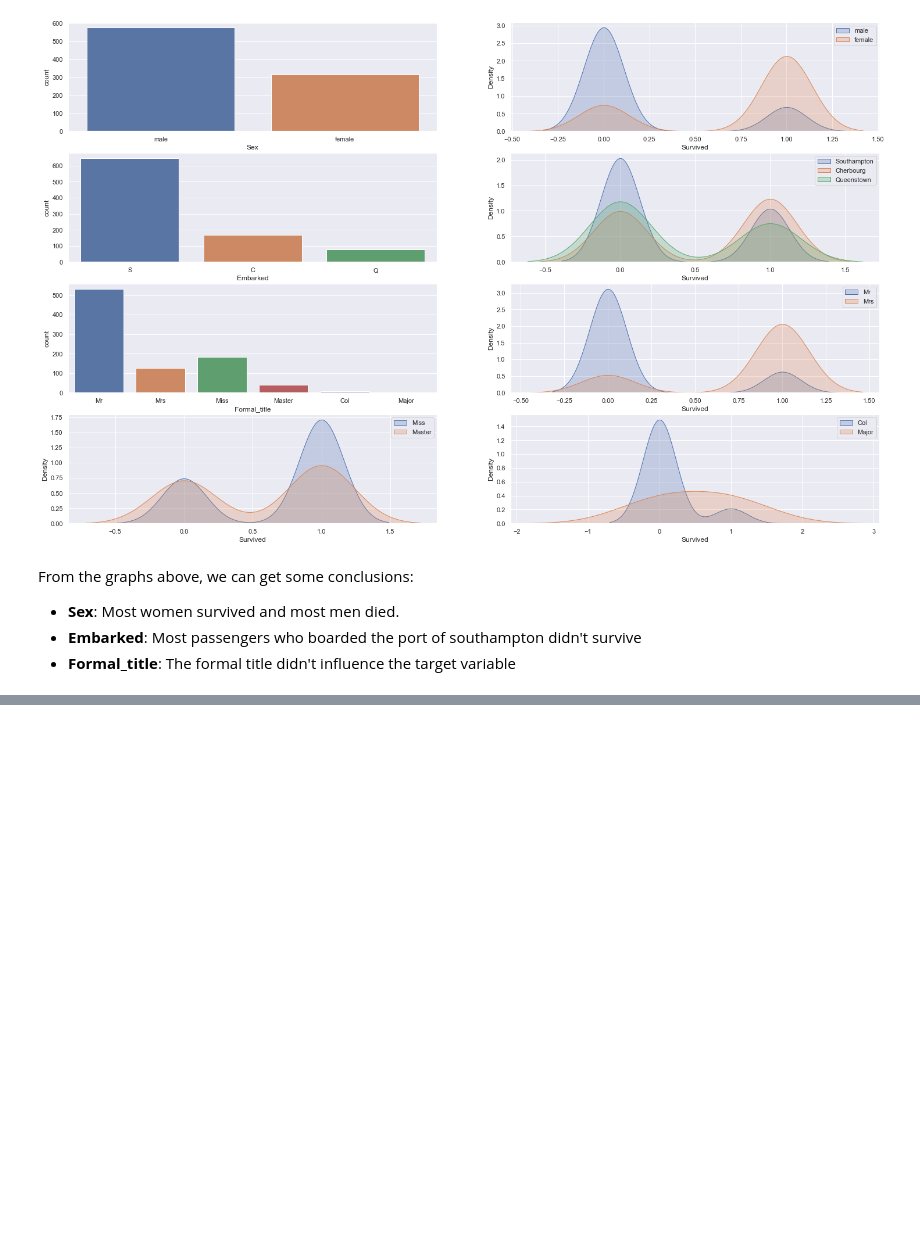
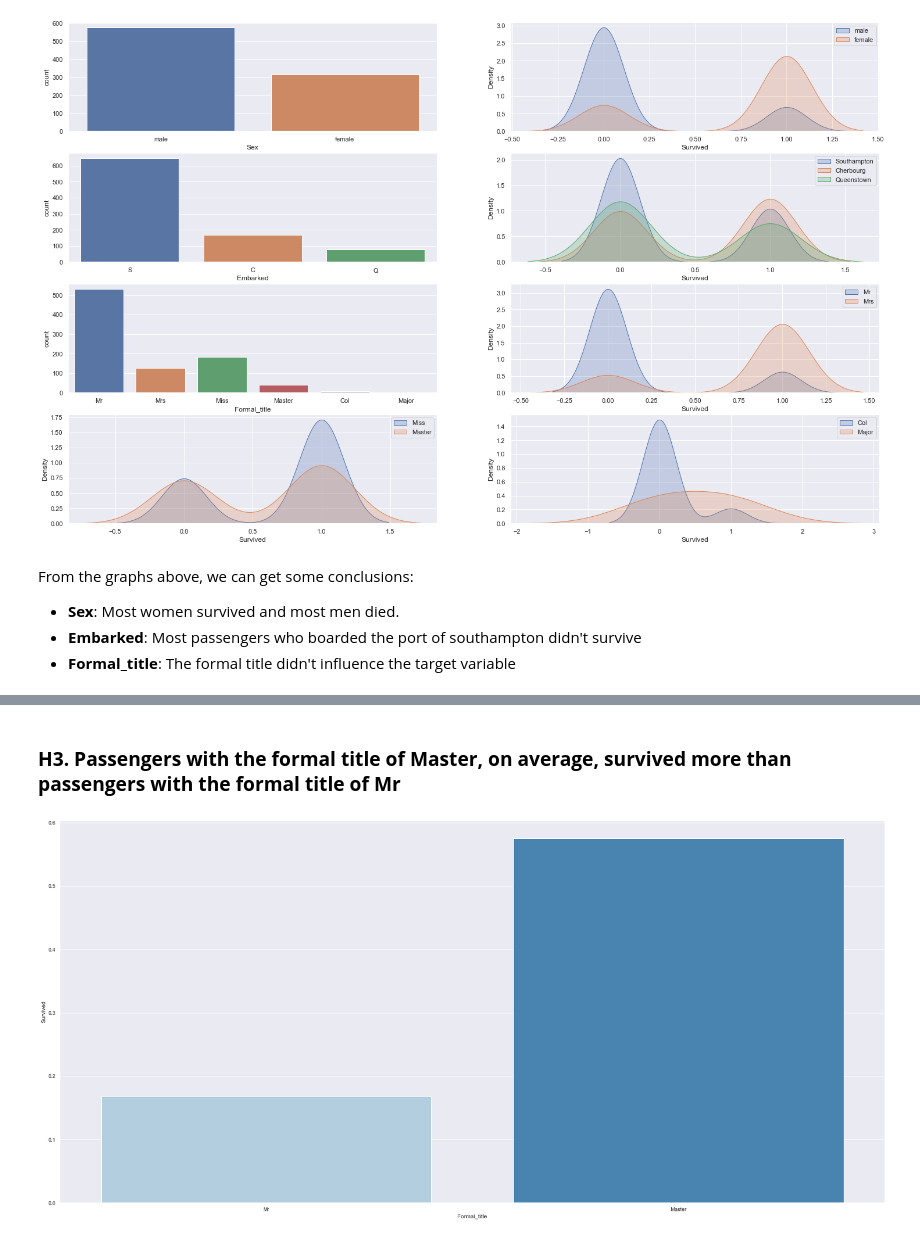
Before and after one commit to endhel/Prediction-of-the-Survivors-Titanic, a Jupyter notebook: Prediction-of-the-Survivors-Titanic.ipynb, the cells around one changed output, grey strips where cells are left out. Saved outputs shown, nothing was run; the diff lists cells and outputs as text; code cells hidden in the pictures; blank space fills up the shorter version.

```diff
--- a/Prediction-of-the-Survivors-Titanic.ipynb
+++ b/Prediction-of-the-Survivors-Titanic.ipynb
@@ -482,0 +529,12 @@ From the graphs above, we can get some conclusions:
+# %% [markdown]
+### **H3. Passengers with the formal title of Master, on average, survived more than passengers with the formal title of Mr**
+# %%
+aux01 = df4.loc[(df4['Formal_title'] == 'Mr') | (df4['Formal_title'] == 'Master'), ['Survived', 'Formal_title']]
+aux02 = aux01.groupby('Formal_title').mean().reset_index()
+
+fig, ax = subplots()
+sns.barplot( x='Formal_title', y='Survived', data=aux02, palette='Blues', order=['Mr', 'Master'] )
+
+plt.tight_layout()
+# %% [output]
+[figure, added]
```
Also changed, not shown: parts of 17 cells of this notebook.
